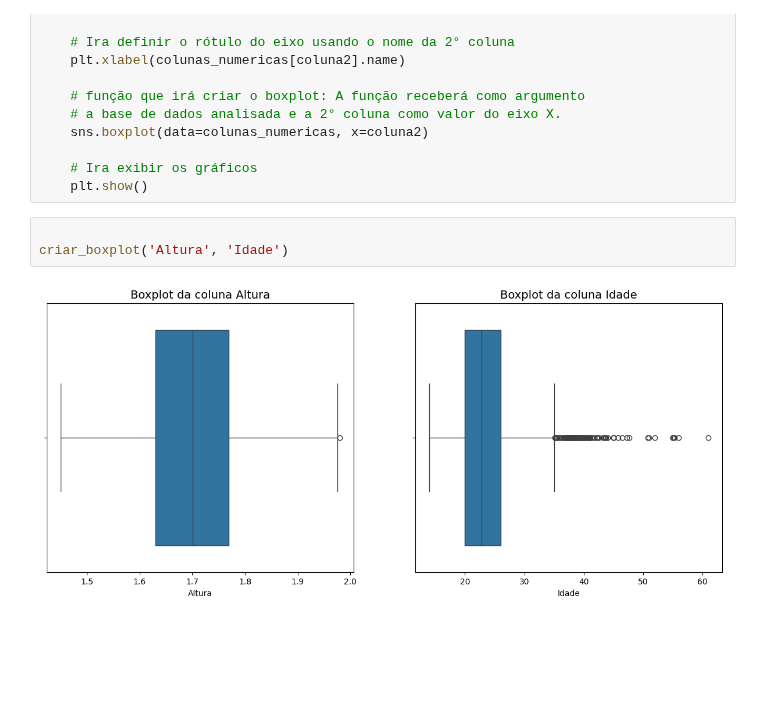
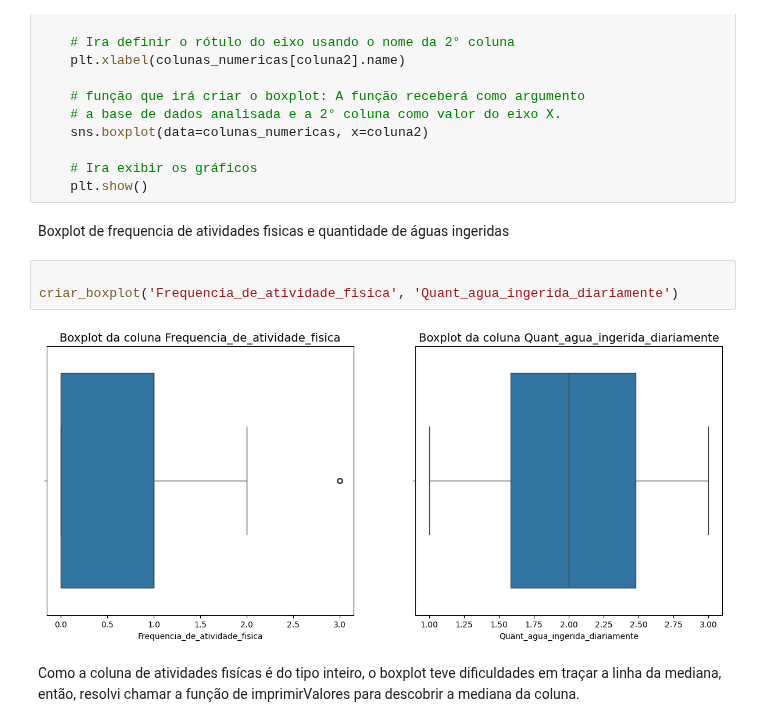
Before and after one commit to caikedomingues/Analise-de-dados-sobre-obesidade, a Jupyter notebook: Analise_Obesidade.ipynb, the cells around one changed output. Drawn from its saved outputs; the diff is of its cells as text; blank space fills up the shorter version.

```diff
--- a/Analise_Obesidade.ipynb
+++ b/Analise_Obesidade.ipynb
@@ -1067,8 +1067,15 @@ def criar_boxplot(coluna1, coluna2 ):
 
     # Ira exibir os gráficos
     plt.show()
+# %% [markdown]
+Boxplot de frequencia de atividades fisicas e quantidade de águas
+ingeridas
 # %%
 
-criar_boxplot('Altura', 'Idade')
+criar_boxplot('Frequencia_de_atividade_fisica', 'Quant_agua_ingerida_diariamente')
 # %% [output]
-[figure, old version]
+[figure, new version]
+# %% [markdown]
+Como a coluna de atividades fisícas é do tipo inteiro, o boxplot teve
+dificuldades em traçar a linha da mediana, então, resolvi chamar a
+função de imprimirValores para descobrir a mediana da coluna.
```
Also changed, not shown: parts of 16 cells of this notebook.
